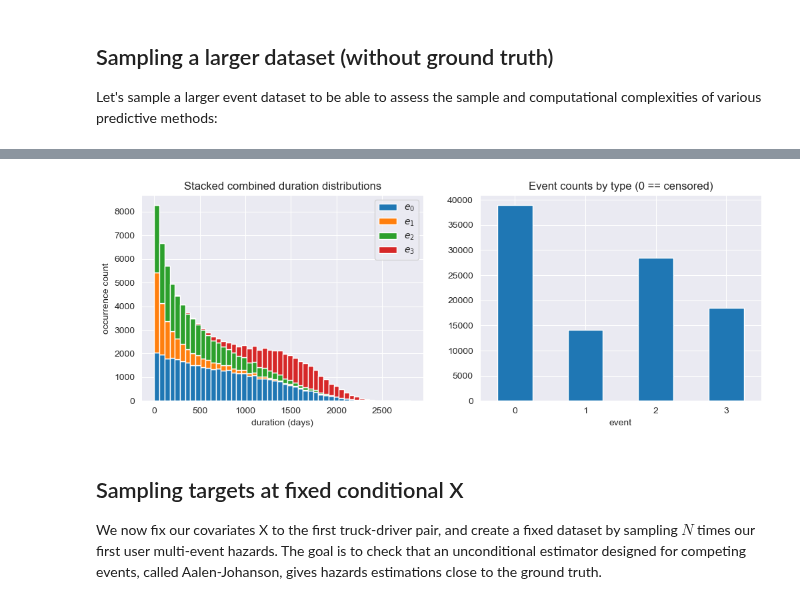
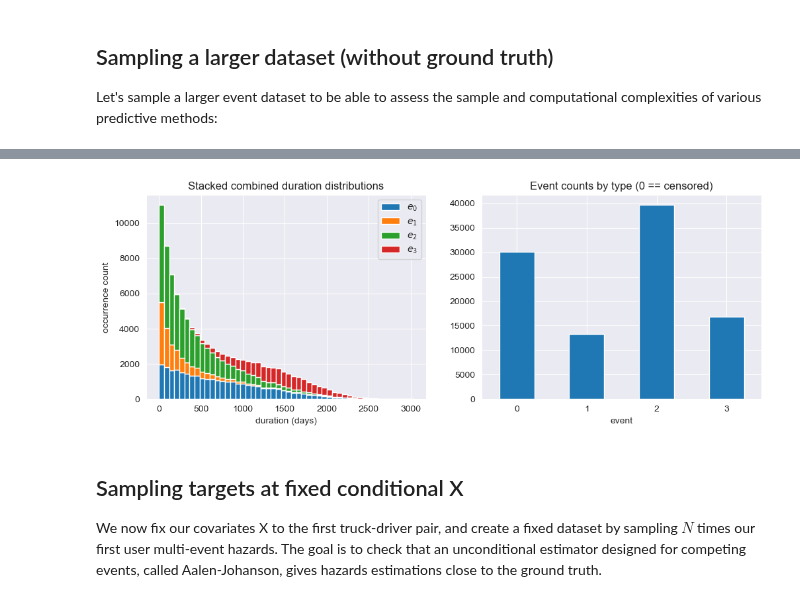
Before and after one commit to soda-inria/survival-analysis-benchmark, a Jupyter notebook: notebooks/truck_dataset.ipynb, the cells around one changed output, grey strips where cells are left out. Drawn from its saved outputs; the diff is of its cells as text; code cells hidden in the pictures.

```diff
--- a/notebooks/truck_dataset.ipynb
+++ b/notebooks/truck_dataset.ipynb
@@ -131,7 +131,7 @@ trucks = pd.DataFrame(
             for m in truck_model_names
         ],
         "ux": [.2, .5, .7, .9, 1.0],
-        "material_quality": [.95, .92, .90, .88, .85],
+        "material_quality": [.95, .92, .85, .7, .65],
     }
 ).merge(brand_quality)
 
@@ -265,7 +265,7 @@ We consider the operation hazard to be a constant modulated by driver skills, UX
 # %%
 def operational_hazards(df, t):
     # Weibull hazards with k = 1 is just a constant over time:
-    baseline = weibull_hazard(t, k=1, s=1.5e4)
+    baseline = weibull_hazard(t, k=1, s=8e3)
     s = (
         ((1 - df["driver_skill"]) * (1 - df["ux"]) + .001) * df["usage_rate"]
     ).to_numpy()
@@ -296,7 +296,7 @@ We now model fatigue related features with Weibull hazards with k > 1.
 # %%
 def fatigue_hazards(df, t):
     return np.vstack([
-        weibull_hazard(t, k=6 * material_quality, s=4e3) * usage_rate
+        0.5 * weibull_hazard(t, k=6 * material_quality, s=4e3) * usage_rate
         for material_quality, usage_rate in zip(df["material_quality"], df["usage_rate"])
     ])
 
@@ -640,18 +640,24 @@ array_names
 
 Let's sample a larger event dataset to be able to assess the sample and computational complexities of various predictive methods:
 # %%
+from joblib import Parallel, delayed
+
 truck_failure_100k = sample_driver_truck_pairs_with_metadata(100_000, random_seed=0)
 chunk_size = 1000
 n_chunks, remainder = divmod(truck_failure_100k.shape[0], chunk_size)
 assert remainder == 0
 
-all_event_chunks = []
-for chunk_idx in range(n_chunks):
+
+def sample_chunk(data, chunk_idx):
     start, stop = chunk_idx * chunk_size, (chunk_idx + 1) * chunk_size
-    features_chunk = truck_failure_100k.iloc[start:stop]
+    features_chunk = data.iloc[start:stop]
     event_chunk, _, _ = sample_competing_events(features_chunk, random_seed=chunk_idx)
-    all_event_chunks.append(event_chunk)
+    return event_chunk
 
+
+all_event_chunks = Parallel(n_jobs=4, verbose=10)(
+    delayed(sample_chunk)(truck_failure_100k, i) for i in range(n_chunks)
+)
 truck_failure_100k_events = pd.concat(all_event_chunks, axis="rows")
 plot_stacked_occurrences(truck_failure_100k_events)
 # %% [output]
@@ -658,4 +676,4 @@ plot_stacked_occurrences(truck_failure_100k_events)
-[figure, old version]
+[figure, new version]
 # %%
 truck_failure_100k[observed_variables].to_parquet("truck_failure_100k_features.parquet", index=False)
 truck_failure_100k_events.to_parquet("truck_failure_100k_competing_risks.parquet", index=False)
```
Also changed, not shown: parts of 18 cells of this notebook, 2 other files.
